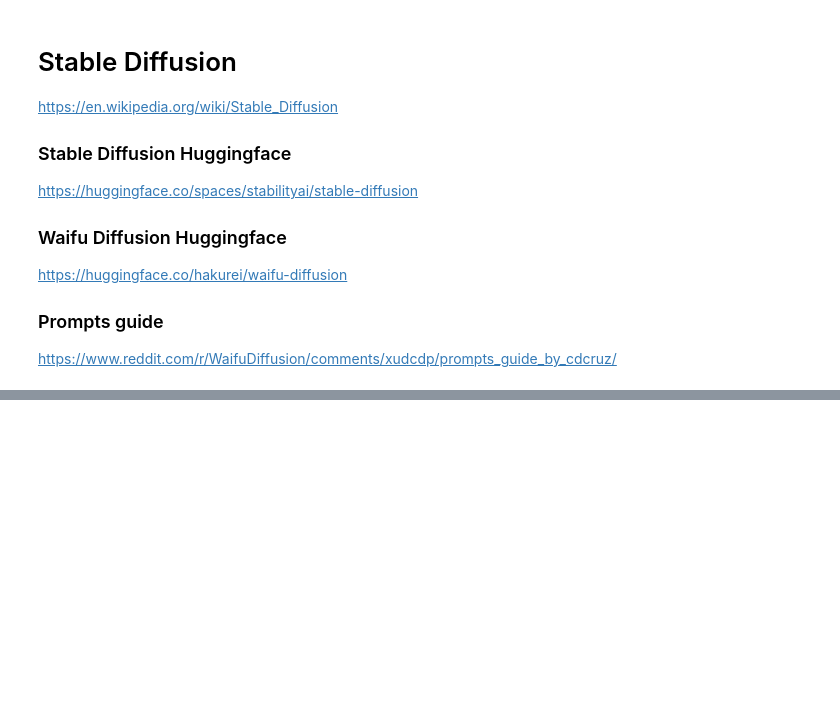
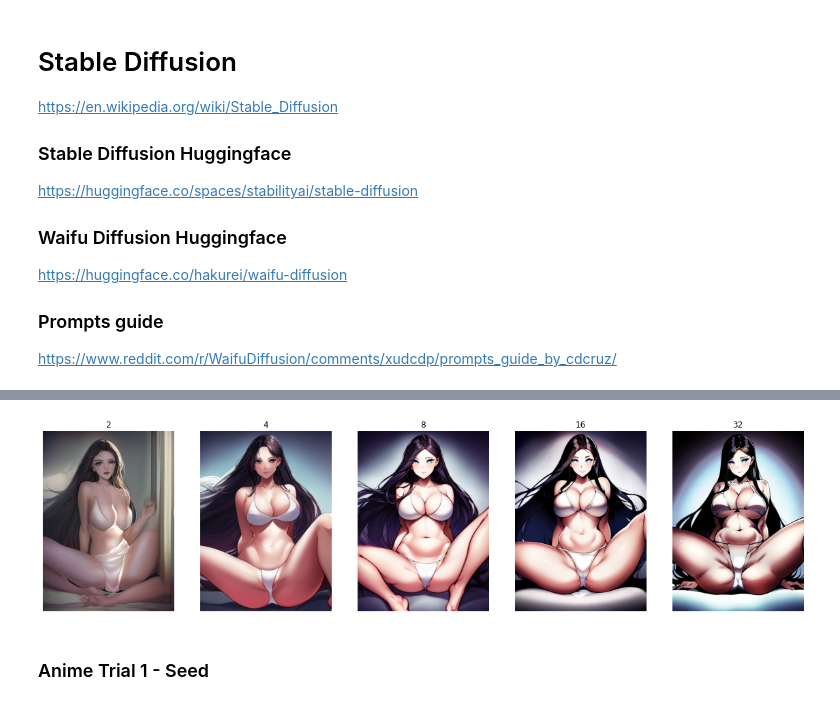
Before and after one commit to natsunoyuki/Data_Science, a Jupyter notebook: Stable Diffusion.ipynb, the cells around one changed output, grey strips where cells are left out. Drawn from its saved outputs; the diff is of its cells as text; code cells hidden in the pictures; blank space fills up the shorter version.

```diff
--- a/Stable Diffusion.ipynb
+++ b/Stable Diffusion.ipynb
@@ -90,0 +113,11 @@ for i in range(len(images_4)):
+# %%
+scales = [2**i for i in range(1, 5 + 1, 1)]
+images_0_scales = []
+for s in scales:
+    images_0_scales += run_pipe(pipe, prompt_0, negative_prompt, steps = 60, width = 512, height = 704, scale = s, seed = 1029384756, n_images = 1)
+# %%
+plot_images(images_0_scales, scales)
+# %% [output]
+[figure, added]
+# %% [markdown]
+### Anime Trial 1 - Seed
```
Also changed, not shown: parts of 22 cells of this notebook.
